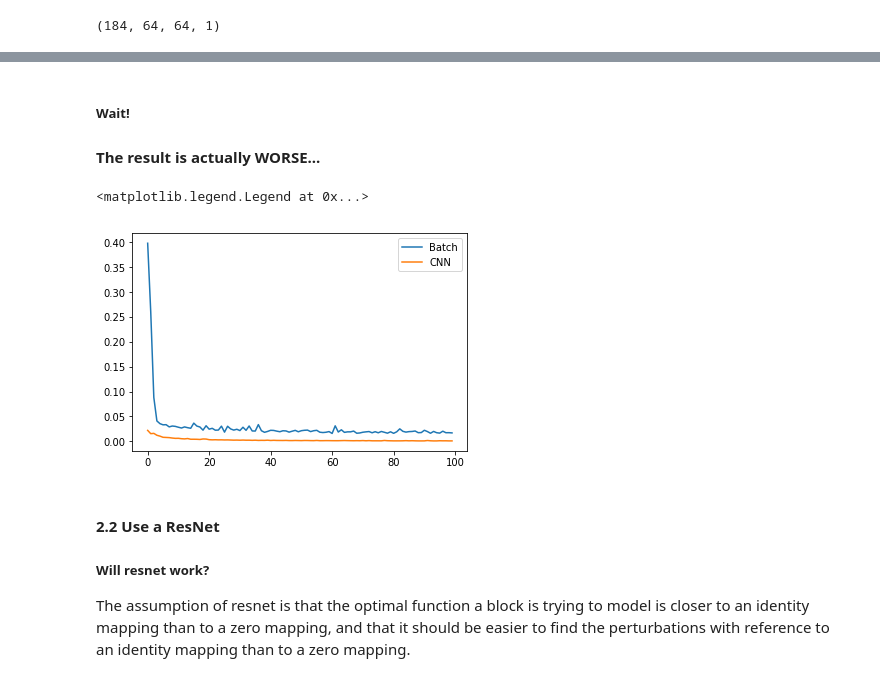
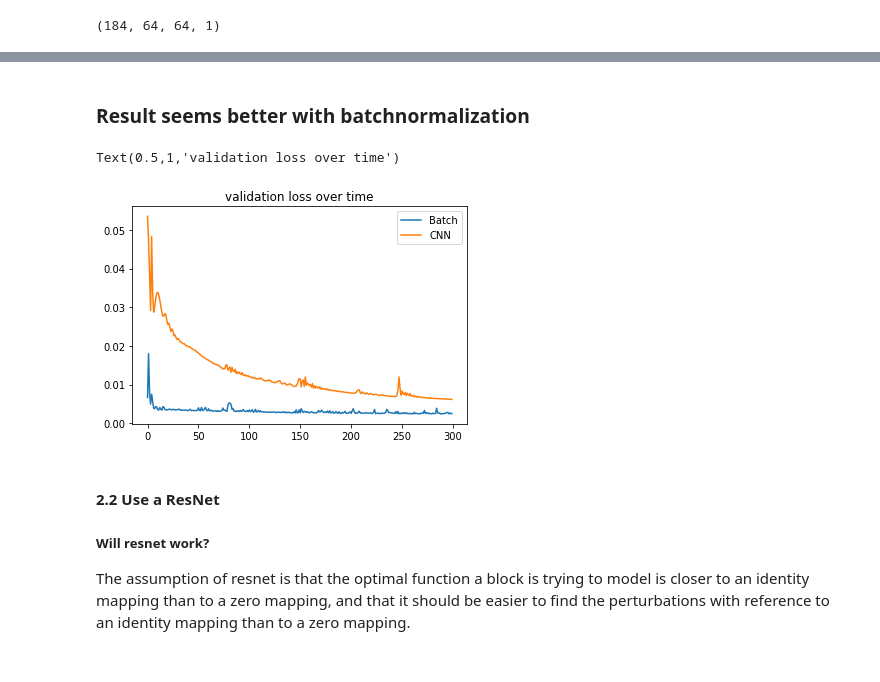
Before and after one commit to thayermldac/mre, a Jupyter notebook: modelfit_CNN_antoencoder.ipynb, the cells around one changed output, grey strips where cells are left out. Saved outputs shown, nothing was run; the diff lists cells and outputs as text; code cells hidden in the pictures.

Commit message:
Increase batch size and train longer
The improvement is mixing

```diff
--- a/modelfit_CNN_antoencoder.ipynb
+++ b/modelfit_CNN_antoencoder.ipynb
@@ -226,42 +224,42 @@ for i in range(nimg):
 # %%
 #Autoencoder
 
-model=Sequential()
+model1=Sequential()
 
 #Convolution
-model.add(Conv2D(64, kernel_size=(3, 3), strides=(2,2),padding="same",
+model1.add(Conv2D(64, kernel_size=(3, 3), strides=(2,2),padding="same",
                  activation='relu',
                  input_shape=(X.shape[1],X.shape[2],X.shape[3])))
 
-model.add(Conv2D(50, kernel_size=(3, 3), strides=(2,2),padding="same",
+model1.add(Conv2D(50, kernel_size=(3, 3), strides=(2,2),padding="same",
                  activation='relu'))
 
-model.add(Conv2D(32, kernel_size=(3, 3), strides=(2,2),padding="same",
+model1.add(Conv2D(32, kernel_size=(3, 3), strides=(2,2),padding="same",
                  activation='relu'))
 
-model.add(Conv2D(32, kernel_size=(3, 3),padding="same",
+model1.add(Conv2D(32, kernel_size=(3, 3),padding="same",
                  activation='relu'))
 
-model.add(Conv2D(32, kernel_size=(3, 3),padding="same",
+model1.add(Conv2D(32, kernel_size=(3, 3),padding="same",
                  activation='relu'))
 
 #Deconvolution
 # model.add(Conv2D(32, kernel_size=(3, 3),padding='same',
 #                  activation='relu'))
 
-model.add(UpSampling2D((2,2)))
+model1.add(UpSampling2D((2,2)))
 
-model.add(Conv2D(32, kernel_size=(3, 3),padding='same',
+model1.add(Conv2D(32, kernel_size=(3, 3),padding='same',
                  activation='relu'))
 
-model.add(UpSampling2D((2,2)))
+model1.add(UpSampling2D((2,2)))
 
-model.add(Conv2D(32, kernel_size=(3, 3),padding='same',
+model1.add(Conv2D(32, kernel_size=(3, 3),padding='same',
                  activation='relu'))
 
-model.add(UpSampling2D((2,2)))
+model1.add(UpSampling2D((2,2)))
 
-model.add(Conv2D(1, kernel_size=(3, 3),padding='same',
+model1.add(Conv2D(1, kernel_size=(3, 3),padding='same',
                  activation='relu'))
 
 
@@ -290,16 +288,16 @@ Trainable params: 82,355
 Non-trainable params: 0
 _________________________________________________________________
 # %%
-model.compile(loss='mean_squared_error',
+model1.compile(loss='mean_squared_error',
               optimizer='adam')
 
 train_Y=train_Y.reshape((train_Y.shape[0],64,64,1))
 valid_Y=valid_Y.reshape((valid_Y.shape[0],64,64,1))
 
 
-CNNhistory=model.fit(train_X, train_Y,
-          epochs=100,
-          batch_size=1,
+CNNhistory=model1.fit(train_X, train_Y,
+          epochs=300,
+          batch_size=299,
           validation_data=(valid_X, valid_Y))
 # %% [output]
 Train on 299 samples, validate on 129 samples
@@ -447,16 +451,16 @@ Trainable params: 82,905
 Non-trainable params: 550
 _________________________________________________________________
 # %%
-model.compile(loss='mean_squared_error',
+model2.compile(loss='mean_squared_error',
               optimizer='adam')
 
 train_Y=train_Y.reshape((train_Y.shape[0],64,64,1))
 valid_Y=valid_Y.reshape((valid_Y.shape[0],64,64,1))
 
 
-BatCHhistory=model.fit(train_X, train_Y,
-          epochs=100,
-          batch_size=1,
+BatCHCNN=model2.fit(train_X, train_Y,
+          epochs=300,
+          batch_size=100,
           validation_data=(valid_X, valid_Y))
 # %% [output]
 Train on 299 samples, validate on 129 samples
@@ -521,14 +515,14 @@ plot_loss(CNNhistory)
-# %% [markdown]
-##### Wait!
-#### The result is actually WORSE...
+# %% [markdown]
+### Result seems better with batchnormalization
 # %%
-ax=plt.plot(BatCHhistory.epoch,BatCHhistory.history['val_loss'])
 plt.hold
+ax=plt.plot(BatCHCNN.epoch,BatCHCNN.history['val_loss'])
 ax=plt.plot(CNNhistory.epoch,CNNhistory.history['val_loss'])
 plt.legend(['Batch','CNN'])
+plt.title('validation loss over time')
 # %% [output]
-<matplotlib.legend.Legend at 0x...>
+Text(0.5,1,'validation loss over time')
-[figure, old version]
+[figure, new version]
 # %% [markdown]
 #### 2.2 Use a ResNet
 ##### Will resnet work?
```
Also changed, not shown: parts of 35 cells of this notebook.
